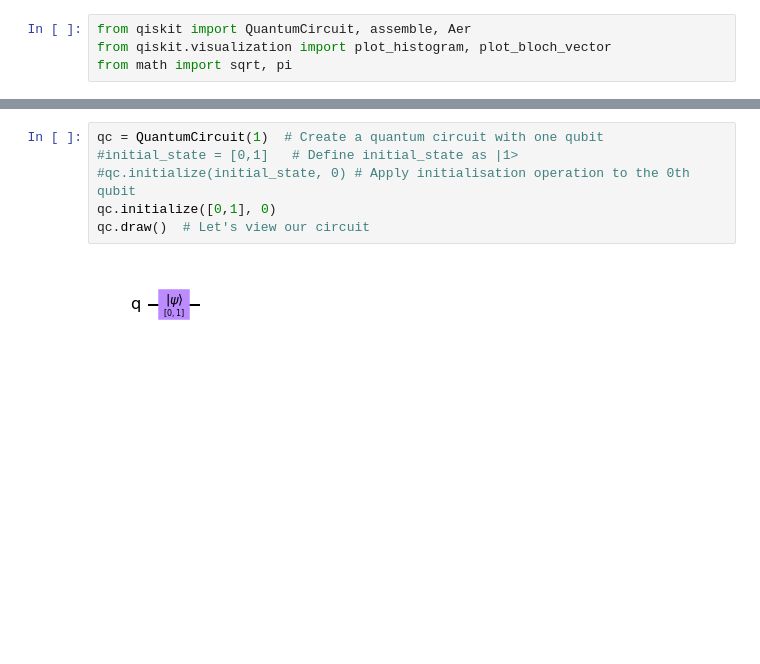
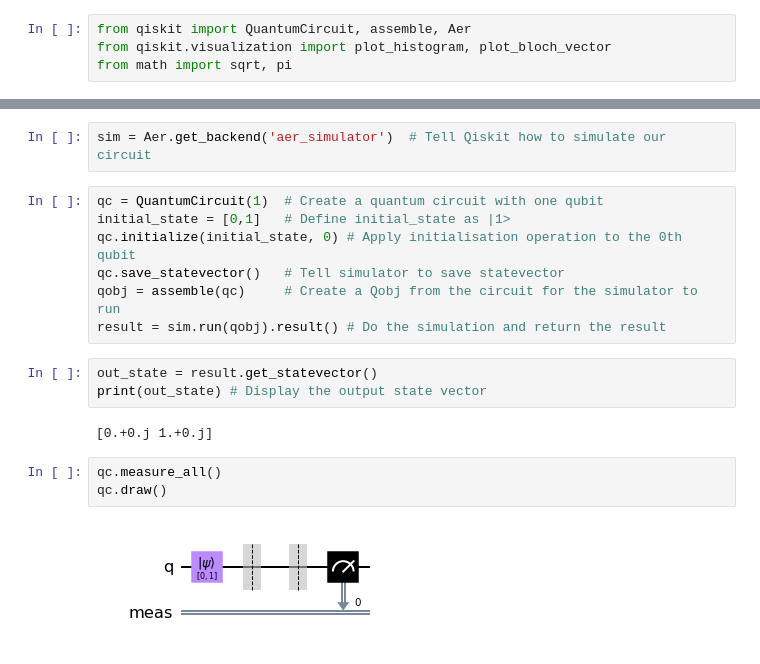
Before and after one commit to ertogrul/q-way, a Jupyter notebook: 007-qubits_states.ipynb, the cells around one changed output, grey strips where cells are left out. Drawn from its saved outputs; the diff is of its cells as text; blank space fills up the shorter version.

```diff
--- a/007-qubits_states.ipynb
+++ b/007-qubits_states.ipynb
@@ -9,8 +15,19 @@ qc = QuantumCircuit(1) # Create a quantum circuit with one qubit
+# %%
+sim = Aer.get_backend('aer_simulator')  # Tell Qiskit how to simulate our circuit
 # %%
 qc = QuantumCircuit(1)  # Create a quantum circuit with one qubit
-#initial_state = [0,1]   # Define initial_state as |1>
-#qc.initialize(initial_state, 0) # Apply initialisation operation to the 0th qubit
-qc.initialize([0,1], 0)
-qc.draw()  # Let's view our circuit
+initial_state = [0,1]   # Define initial_state as |1>
+qc.initialize(initial_state, 0) # Apply initialisation operation to the 0th qubit
+qc.save_statevector()   # Tell simulator to save statevector
+qobj = assemble(qc)     # Create a Qobj from the circuit for the simulator to run
+result = sim.run(qobj).result() # Do the simulation and return the result
-# %% [output]
-[figure, removed]
+# %%
+out_state = result.get_statevector()
+print(out_state) # Display the output state vector
+# %% [output]
+[0.+0.j 1.+0.j]
+# %%
+qc.measure_all()
+qc.draw()
+# %% [output]
+[figure, added]
```
Also changed, not shown: parts of 7 cells of this notebook.
